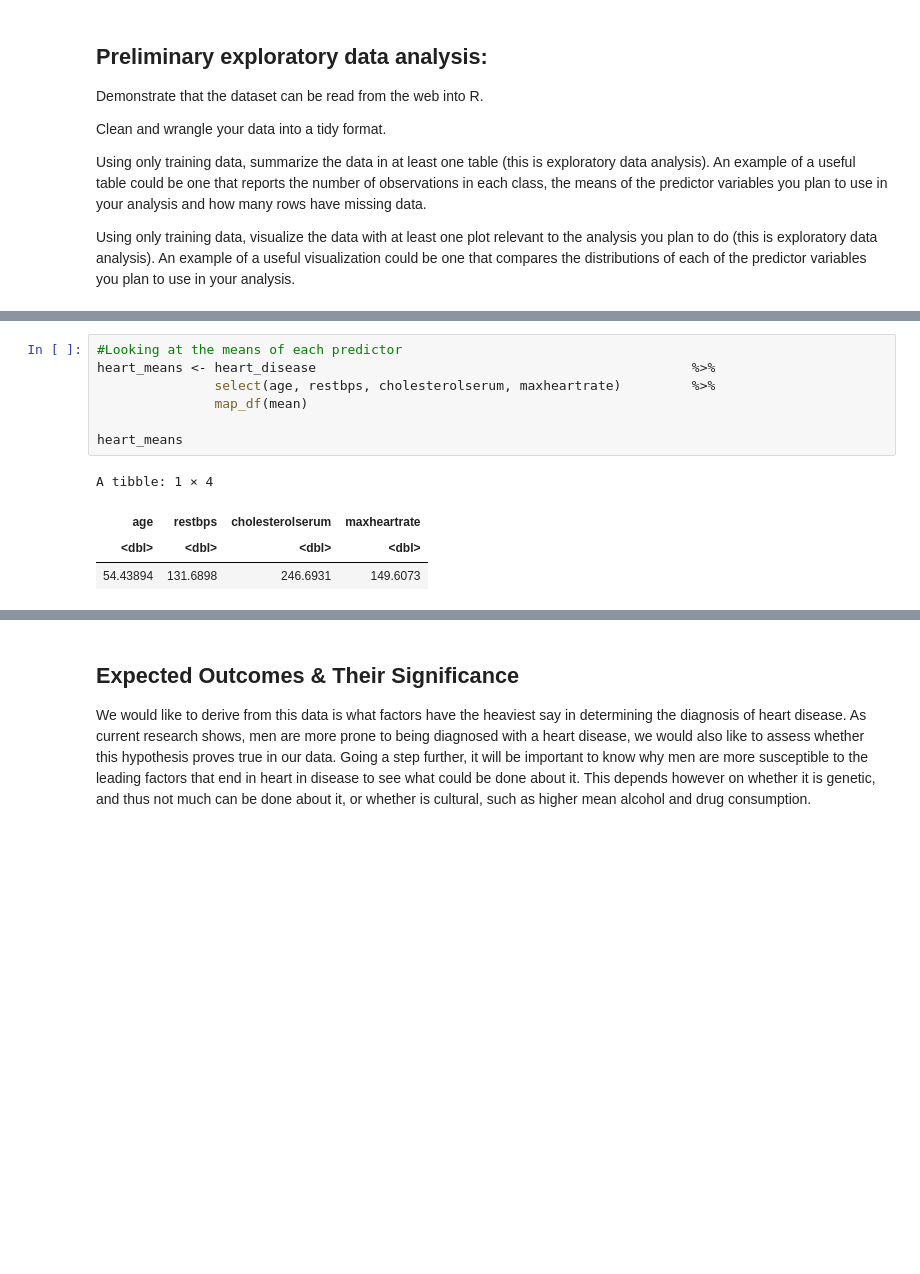
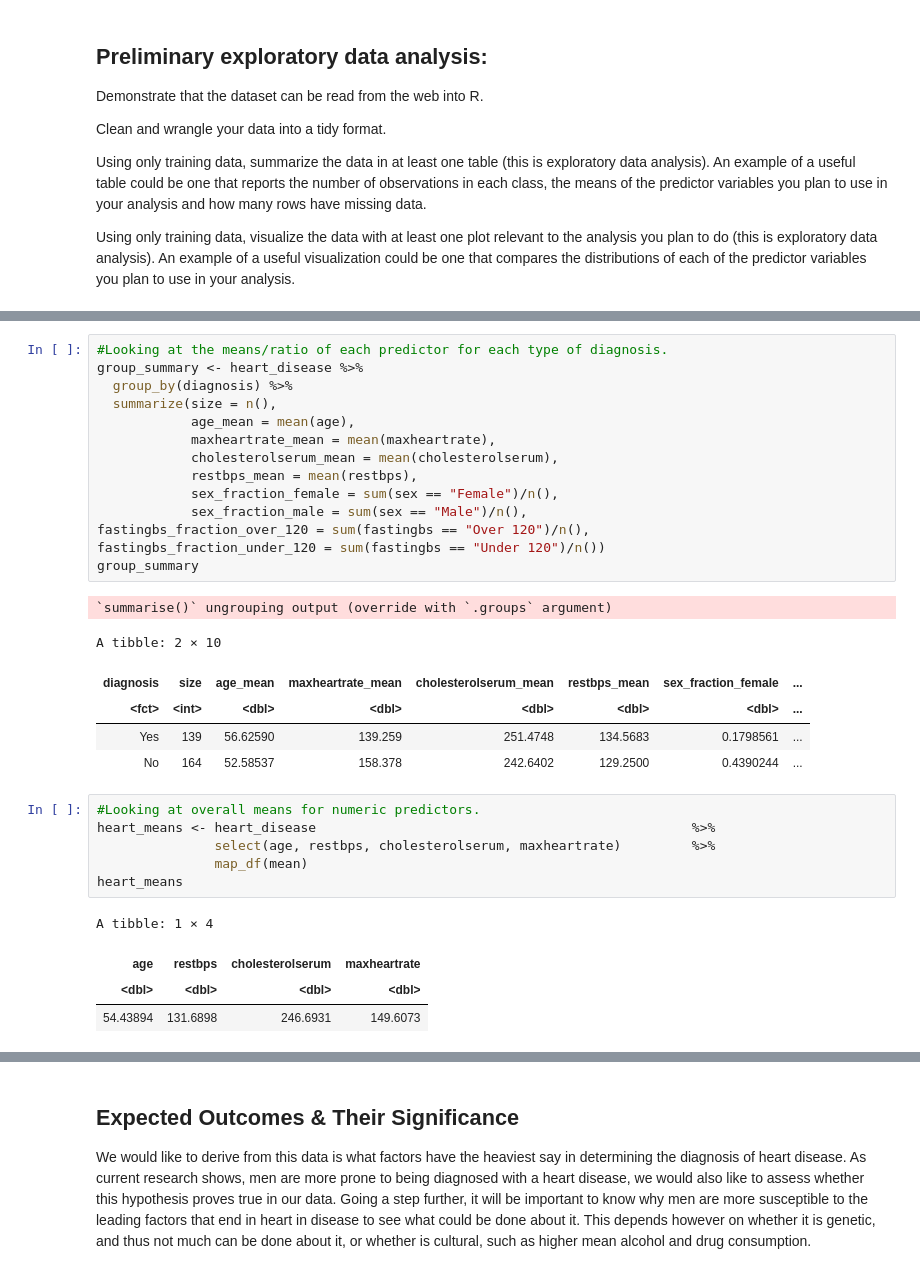
Before and after one commit to laurent-mt/dsci100project, a Jupyter notebook: code.ipynb, the cells around one changed output, grey strips where cells are left out. Drawn from its saved outputs; the diff is of its cells as text; blank space fills up the shorter version.

```diff
--- a/code.ipynb
+++ b/code.ipynb
@@ -118,9 +103,29 @@ A tibble: 6 × 7
+# %%
+#Looking at the means/ratio of each predictor for each type of diagnosis.
+group_summary <- heart_disease %>%
+  group_by(diagnosis) %>%
+  summarize(size = n(),
+            age_mean = mean(age),
+            maxheartrate_mean = mean(maxheartrate),
+            cholesterolserum_mean = mean(cholesterolserum),
+            restbps_mean = mean(restbps),
+            sex_fraction_female = sum(sex == "Female")/n(),
+            sex_fraction_male = sum(sex == "Male")/n(),
+fastingbs_fraction_over_120 = sum(fastingbs == "Over 120")/n(),
+fastingbs_fraction_under_120 = sum(fastingbs == "Under 120")/n())
+group_summary
+# %% [output]
+`summarise()` ungrouping output (override with `.groups` argument)
+A tibble: 2 × 10
+| diagnosis | size | age_mean | maxheartrate_mean | cholesterolserum_mean | restbps_mean | sex_fraction_female | ... |
+| <fct> | <int> | <dbl> | <dbl> | <dbl> | <dbl> | <dbl> | ... |
+| Yes | 139 | 56.62590 | 139.259 | 251.4748 | 134.5683 | 0.1798561 | ... |
+| No | 164 | 52.58537 | 158.378 | 242.6402 | 129.2500 | 0.4390244 | ... |
 # %%
-#Looking at the means of each predictor
+#Looking at overall means for numeric predictors.
 heart_means <- heart_disease                                                %>%
                select(age, restbps, cholesterolserum, maxheartrate)         %>%
                map_df(mean)
-
 heart_means
 # %% [output]
 A tibble: 1 × 4
```
Also changed, not shown: parts of 5 cells of this notebook.
